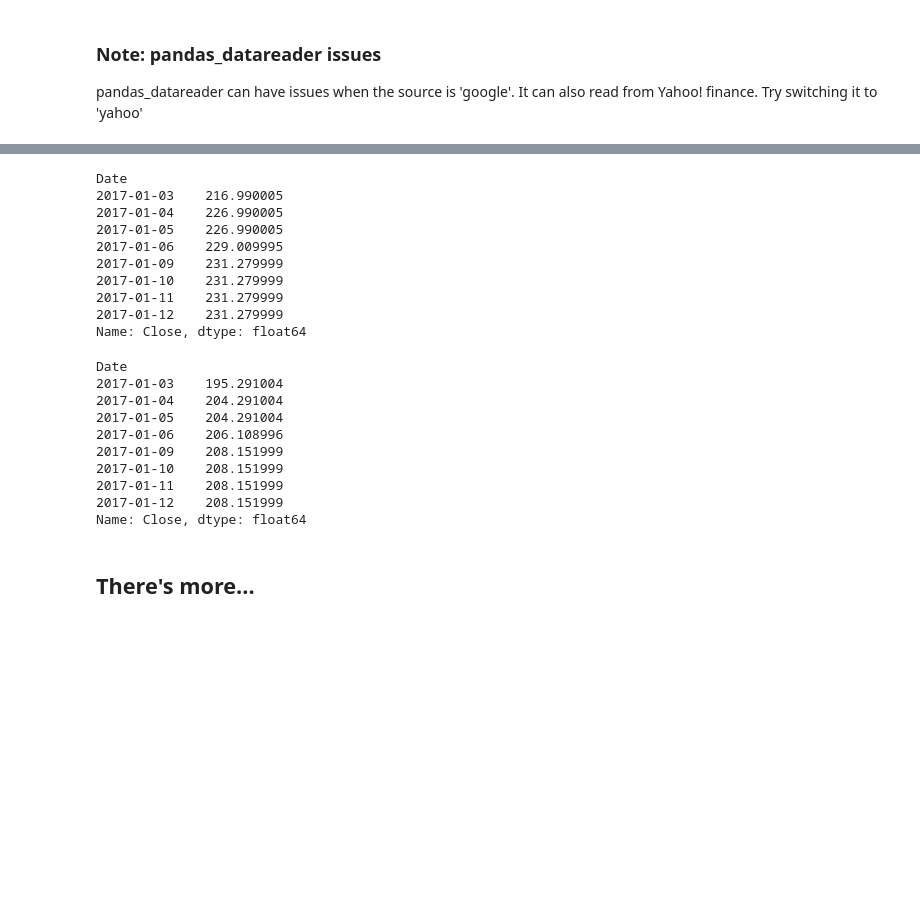
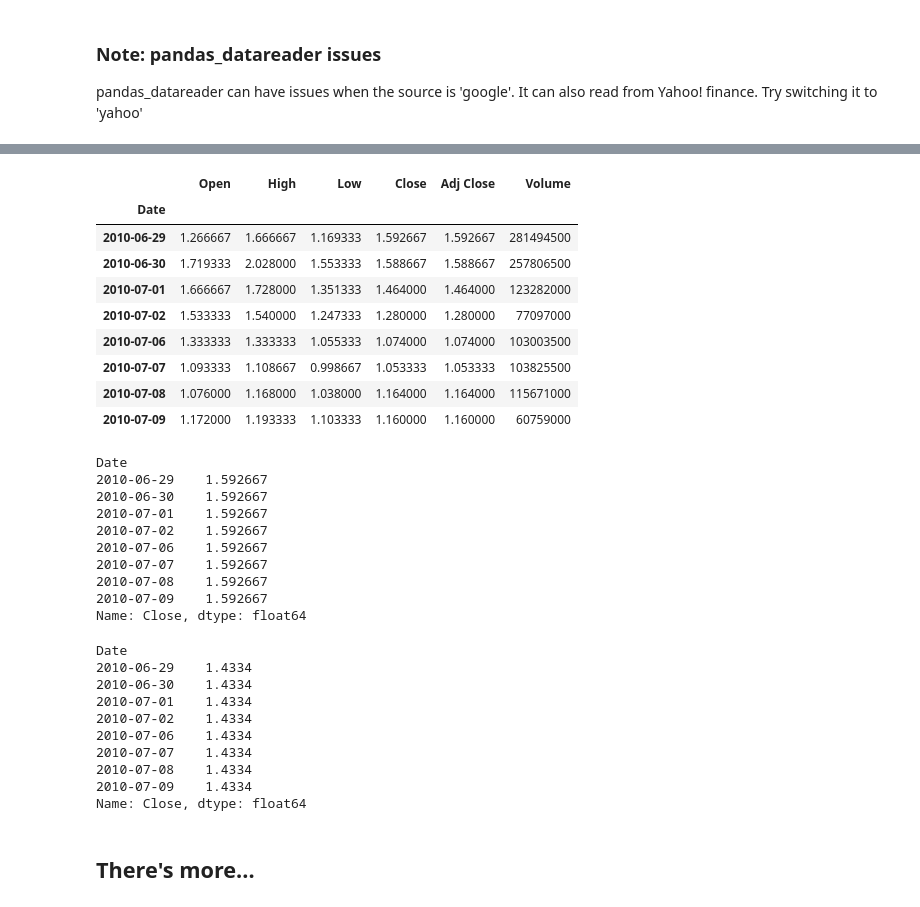
Before and after one commit to spideynolove/pandas-cookbook, a Jupyter notebook: materials/Chapter 03 Beginning Data Analysis.ipynb, the cells around one changed output, grey strips where cells are left out. Saved outputs shown, nothing was run; the diff lists cells and outputs as text; code cells hidden in the pictures; blank space fills up the shorter version.

```diff
--- a/materials/Chapter 03 Beginning Data Analysis.ipynb
+++ b/materials/Chapter 03 Beginning Data Analysis.ipynb
@@ -519,3 +516,17 @@ tsla.head(8)
+# %%
+tsla = pd.read_csv('data/tsla.csv', index_col='Date', parse_dates=True)
+tsla.head(8)
+# %% [output]
+|  | Open | High | Low | Close | Adj Close | Volume |
+| Date |  |  |  |  |  |  |
+| 2010-06-29 | 1.266667 | 1.666667 | 1.169333 | 1.592667 | 1.592667 | 281494500 |
+| 2010-06-30 | 1.719333 | 2.028000 | 1.553333 | 1.588667 | 1.588667 | 257806500 |
+| 2010-07-01 | 1.666667 | 1.728000 | 1.351333 | 1.464000 | 1.464000 | 123282000 |
+| 2010-07-02 | 1.533333 | 1.540000 | 1.247333 | 1.280000 | 1.280000 | 77097000 |
+| 2010-07-06 | 1.333333 | 1.333333 | 1.055333 | 1.074000 | 1.074000 | 103003500 |
+| 2010-07-07 | 1.093333 | 1.108667 | 0.998667 | 1.053333 | 1.053333 | 103825500 |
+| 2010-07-08 | 1.076000 | 1.168000 | 1.038000 | 1.164000 | 1.164000 | 115671000 |
+| 2010-07-09 | 1.172000 | 1.193333 | 1.103333 | 1.160000 | 1.160000 | 60759000 |
 # %%
 tsla_close = tsla['Close']
 # %%
@@ -523,28 +534,28 @@ tsla_cummax = tsla_close.cummax()
 tsla_cummax.head(8)
 # %% [output]
 Date
-2017-01-03    216.990005
-2017-01-04    226.990005
-2017-01-05    226.990005
-2017-01-06    229.009995
-2017-01-09    231.279999
-2017-01-10    231.279999
-2017-01-11    231.279999
-2017-01-12    231.279999
+2010-06-29    1.592667
+2010-06-30    1.592667
+2010-07-01    1.592667
+2010-07-02    1.592667
+2010-07-06    1.592667
+2010-07-07    1.592667
+2010-07-08    1.592667
+2010-07-09    1.592667
 Name: Close, dtype: float64
 # %%
 tsla_trailing_stop = tsla_cummax * .9
 tsla_trailing_stop.head(8)
 # %% [output]
 Date
-2017-01-03    195.291004
-2017-01-04    204.291004
-2017-01-05    204.291004
-2017-01-06    206.108996
-2017-01-09    208.151999
-2017-01-10    208.151999
-2017-01-11    208.151999
-2017-01-12    208.151999
+2010-06-29    1.4334
+2010-06-30    1.4334
+2010-07-01    1.4334
+2010-07-02    1.4334
+2010-07-06    1.4334
+2010-07-07    1.4334
+2010-07-08    1.4334
+2010-07-09    1.4334
 Name: Close, dtype: float64
 # %% [markdown]
 ## There's more...
```
Also changed, not shown: parts of 10 cells of this notebook, 3 other files.
